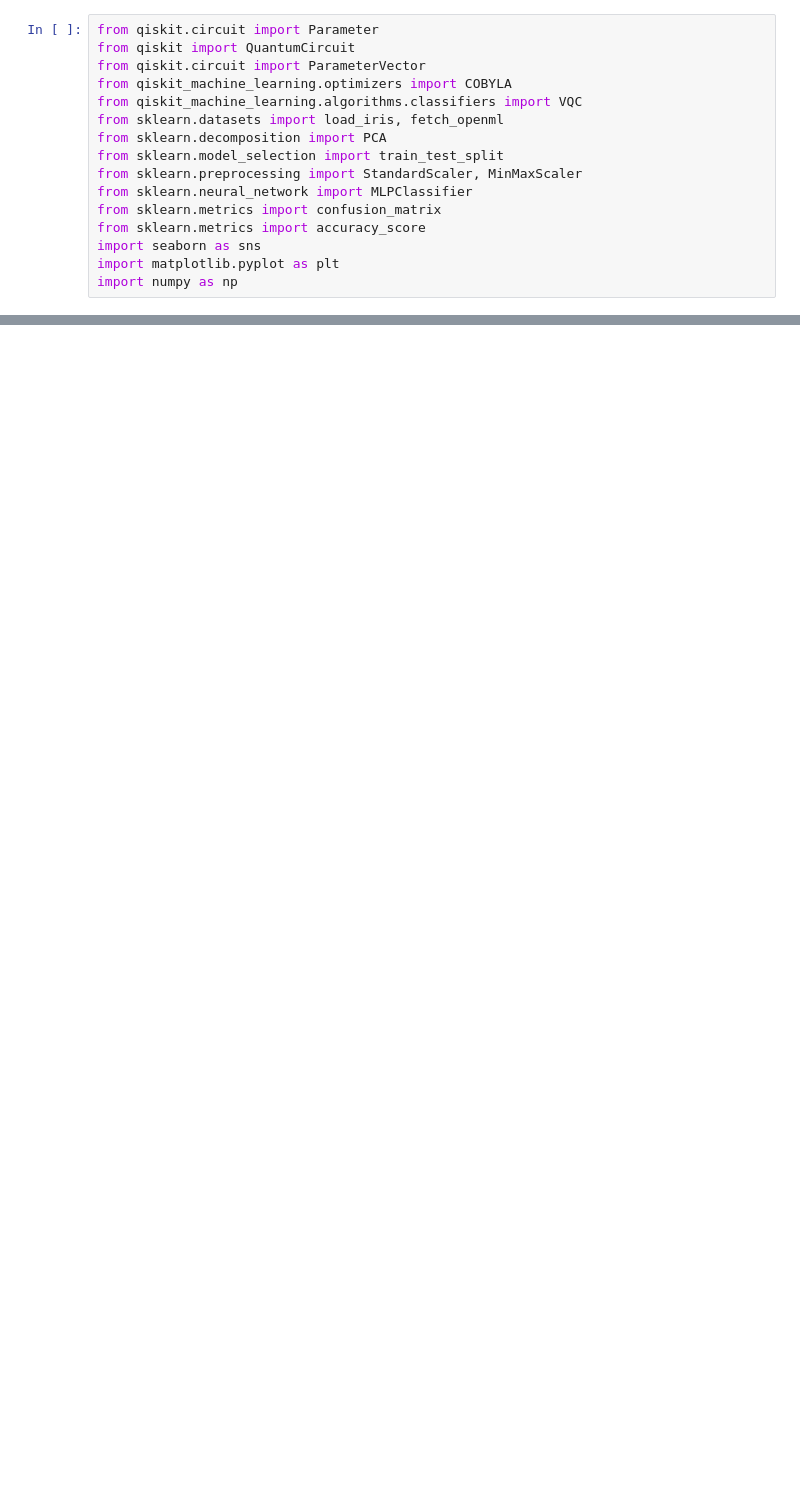
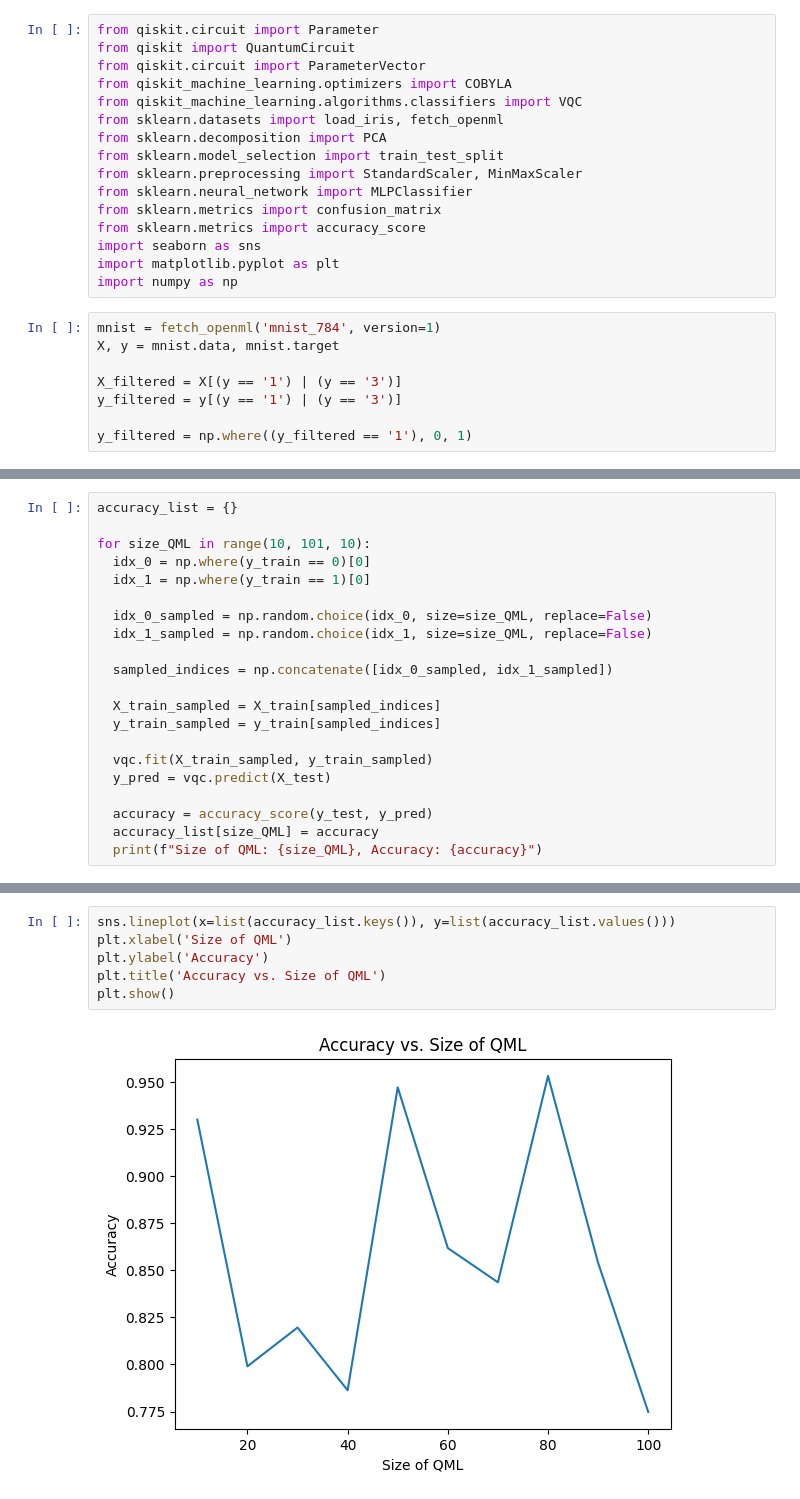
Before and after one commit to 7Abdoman7/Quantum_Abdo, a Jupyter notebook: QNN/QNN_qiskit.ipynb, the cells around one changed output, grey strips where cells are left out. Cells and saved outputs as stored; diff of their text form; blank space fills up the shorter version.

```diff
--- a/QNN/QNN_qiskit.ipynb
+++ b/QNN/QNN_qiskit.ipynb
@@ -14,3 +38,11 @@ from sklearn.metrics import accuracy_score
 import seaborn as sns
 import matplotlib.pyplot as plt
 import numpy as np
+# %%
+mnist = fetch_openml('mnist_784', version=1)
+X, y = mnist.data, mnist.target
+
+X_filtered = X[(y == '1') | (y == '3')]
+y_filtered = y[(y == '1') | (y == '3')]
+
+y_filtered = np.where((y_filtered == '1'), 0, 1)
@@ -82,0 +101,21 @@ Confusion Matrix:
+# %%
+accuracy_list = {}
+
+for size_QML in range(10, 101, 10):
+  idx_0 = np.where(y_train == 0)[0]
+  idx_1 = np.where(y_train == 1)[0]
+
+  idx_0_sampled = np.random.choice(idx_0, size=size_QML, replace=False)
+  idx_1_sampled = np.random.choice(idx_1, size=size_QML, replace=False)
+
+  sampled_indices = np.concatenate([idx_0_sampled, idx_1_sampled])
+
+  X_train_sampled = X_train[sampled_indices]
+  y_train_sampled = y_train[sampled_indices]
+
+  vqc.fit(X_train_sampled, y_train_sampled)
+  y_pred = vqc.predict(X_test)
+
+  accuracy = accuracy_score(y_test, y_pred)
+  accuracy_list[size_QML] = accuracy
+  print(f"Size of QML: {size_QML}, Accuracy: {accuracy}")
@@ -83,3 +133,11 @@ Confusion Matrix:
+# %%
+sns.lineplot(x=list(accuracy_list.keys()), y=list(accuracy_list.values()))
+plt.xlabel('Size of QML')
+plt.ylabel('Accuracy')
+plt.title('Accuracy vs. Size of QML')
+plt.show()
+# %% [output]
+[figure, added]
 # %%
 mlp = MLPClassifier(
     hidden_layer_sizes=(10, 10),
```
Also changed, not shown: parts of 7 cells of this notebook.
